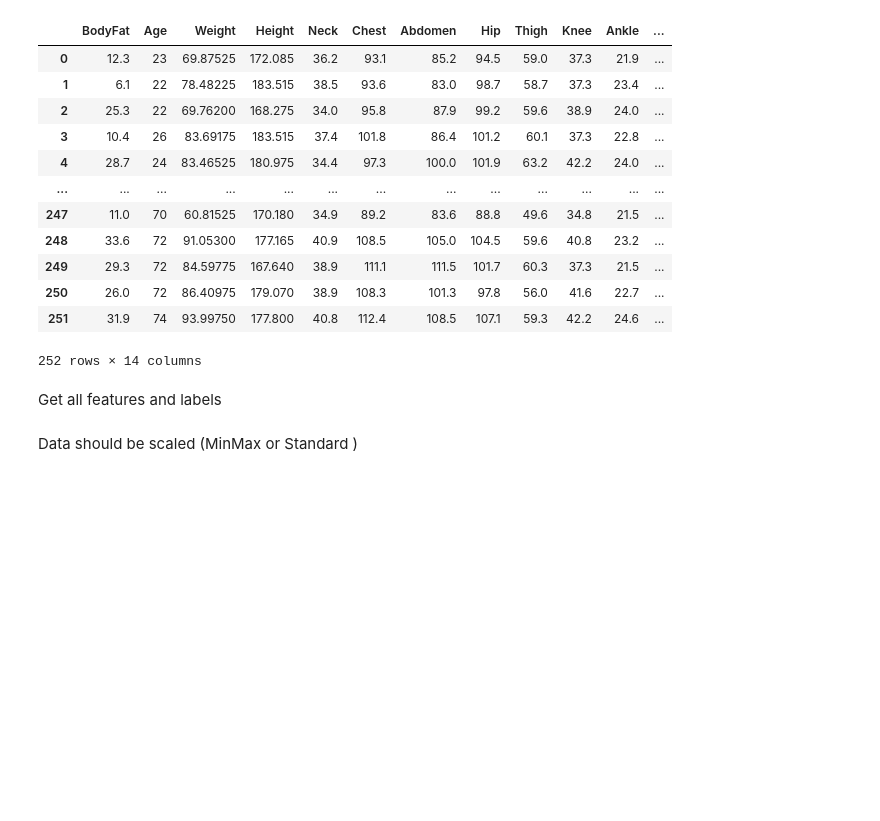
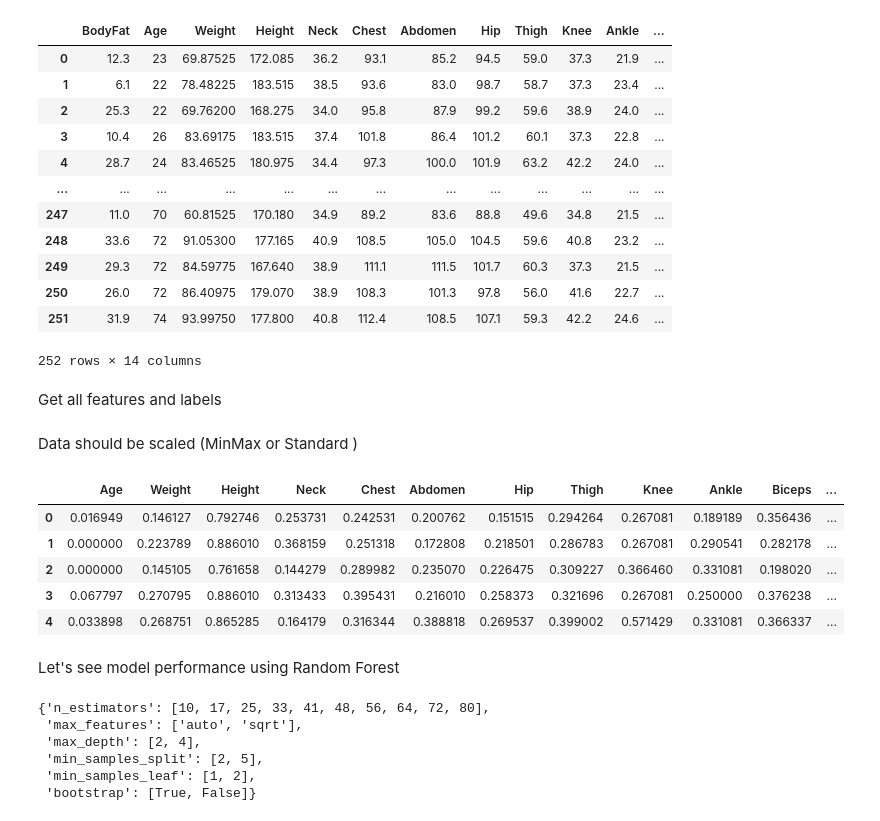
Before and after one commit to Flychuban/Fat_Percentage_Prediction, a Jupyter notebook: Model_Building.ipynb, the cells around one changed output. Cells and saved outputs as stored; diff of their text form; code cells hidden in the pictures; blank space fills up the shorter version.

Commit message:
Add grid search with random forest

```diff
--- a/Model_Building.ipynb
+++ b/Model_Building.ipynb
@@ -109,7 +112,24 @@ Get all features and labels
 # %%
 y = df['BodyFat']
 X = df.drop(columns=['BodyFat'], axis=0, inplace=False)
+# %% [markdown]
+Data should be scaled (MinMax or Standard )
+# %%
+scaler = MinMaxScaler()
+scaler.fit(X)
+
+column_names = X.columns
+X[column_names] = scaler.transform(X)
+# %%
+X.head()
+# %% [output]
+|  | Age | Weight | Height | Neck | Chest | Abdomen | Hip | Thigh | Knee | Ankle | Biceps | ... |
+| 0 | 0.016949 | 0.146127 | 0.792746 | 0.253731 | 0.242531 | 0.200762 | 0.151515 | 0.294264 | 0.267081 | 0.189189 | 0.356436 | ... |
+| 1 | 0.000000 | 0.223789 | 0.886010 | 0.368159 | 0.251318 | 0.172808 | 0.218501 | 0.286783 | 0.267081 | 0.290541 | 0.282178 | ... |
+| 2 | 0.000000 | 0.145105 | 0.761658 | 0.144279 | 0.289982 | 0.235070 | 0.226475 | 0.309227 | 0.366460 | 0.331081 | 0.198020 | ... |
+| 3 | 0.067797 | 0.270795 | 0.886010 | 0.313433 | 0.395431 | 0.216010 | 0.258373 | 0.321696 | 0.267081 | 0.250000 | 0.376238 | ... |
+| 4 | 0.033898 | 0.268751 | 0.865285 | 0.164179 | 0.316344 | 0.388818 | 0.269537 | 0.399002 | 0.571429 | 0.331081 | 0.366337 | ... |
 # %%
 X_train, X_test, y_train, y_test = train_test_split(X, y, test_size=0.2, random_state=10, shuffle=True)
-# %% [markdown]
-Data should be scaled (MinMax or Standard )
+# %% [markdown]
+Let's see model performance using Random Forest
@@ -115,0 +144,18 @@ Data should be scaled (MinMax or Standard )
+# %%
+param_grid = {
+    'n_estimators': n_estimators,
+    'max_features': max_features,
+    'max_depth': max_depth,
+    'min_samples_split': min_samples_split,
+    'min_samples_leaf': min_samples_leaf,
+    'bootstrap': bootstrap
+}
+
+param_grid
+# %% [output]
+{'n_estimators': [10, 17, 25, 33, 41, 48, 56, 64, 72, 80],
+ 'max_features': ['auto', 'sqrt'],
+ 'max_depth': [2, 4],
+ 'min_samples_split': [2, 5],
+ 'min_samples_leaf': [1, 2],
+ 'bootstrap': [True, False]}
```
Also changed, not shown: parts of 6 cells of this notebook.
